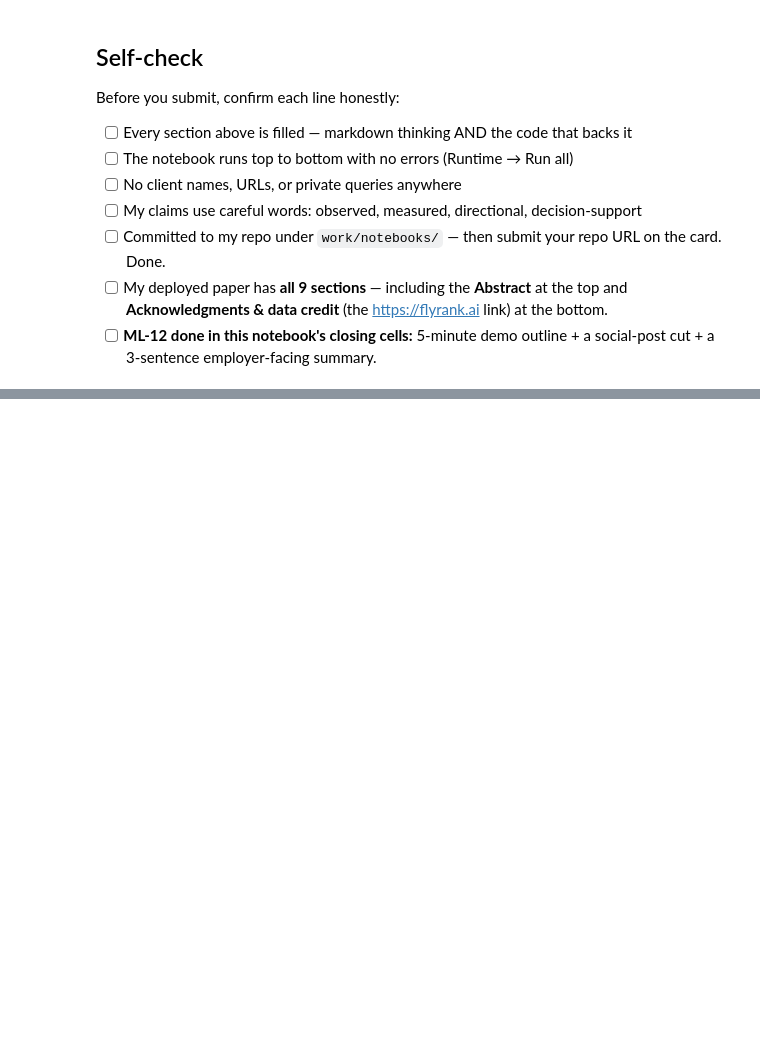
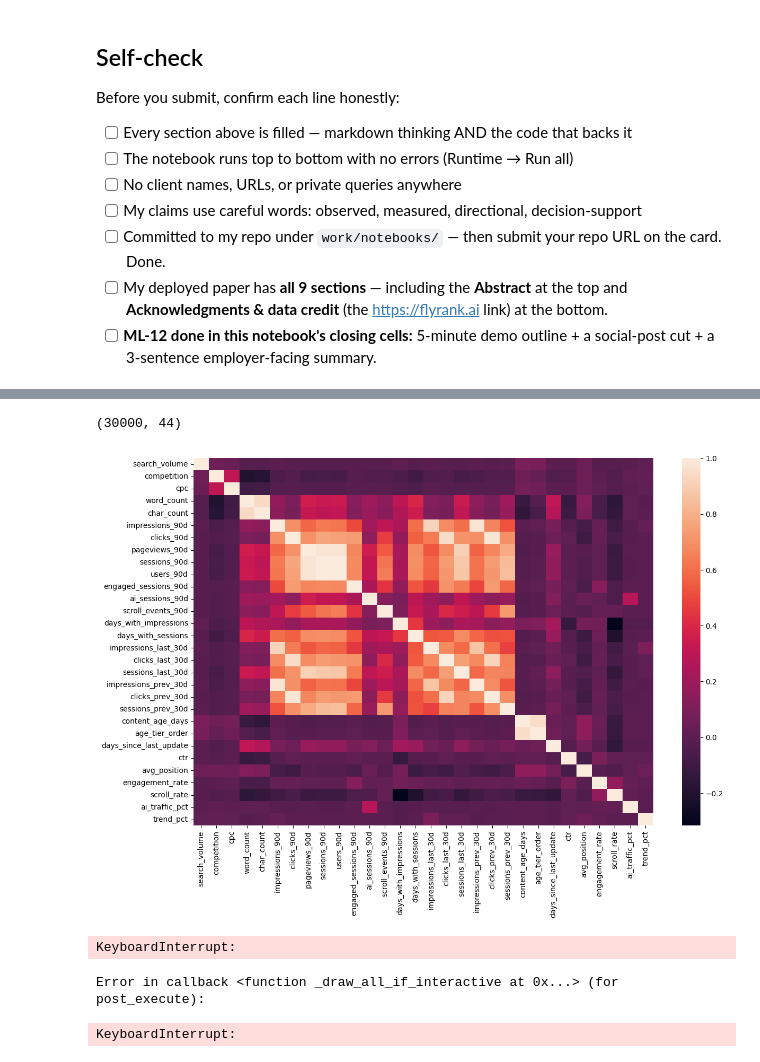
Before and after one commit to Krishma-adhikari/flyrank-projects, a Jupyter notebook: work/notebooks/capstone.ipynb, the cells around one changed output, grey strips where cells are left out. Drawn from its saved outputs; the diff is of its cells as text; code cells hidden in the pictures; blank space fills up the shorter version.

```diff
--- a/work/notebooks/capstone.ipynb
+++ b/work/notebooks/capstone.ipynb
@@ -48,0 +55,2 @@ Before you submit, confirm each line honestly:
+# %%
+df = pd.read_csv('flyrank-projects/data/raw/content_refresh_anonymized.csv')
@@ -48,0 +156,4 @@ Before you submit, confirm each line honestly:
+# %%
+df.shape
+# %% [output]
+(30000, 44)
@@ -48,0 +165,7 @@ Before you submit, confirm each line honestly:
+# %%
+corre = df.corr(numeric_only = True)
+plt.figure(figsize=(14,9))
+sns.heatmap(corre)
+plt.show()
+# %% [output]
+[figure, added]
@@ -48,0 +176,9 @@ Before you submit, confirm each line honestly:
+# %%
+for col in cat:
+  sns.countplot(x = col, data = df)
+  plt.xticks(rotation = 45)
+  plt.show()
+# %% [output]
+KeyboardInterrupt:
+Error in callback <function _draw_all_if_interactive at 0x...> (for post_execute):
+KeyboardInterrupt:
```
Also changed, not shown: parts of 22 cells of this notebook.
